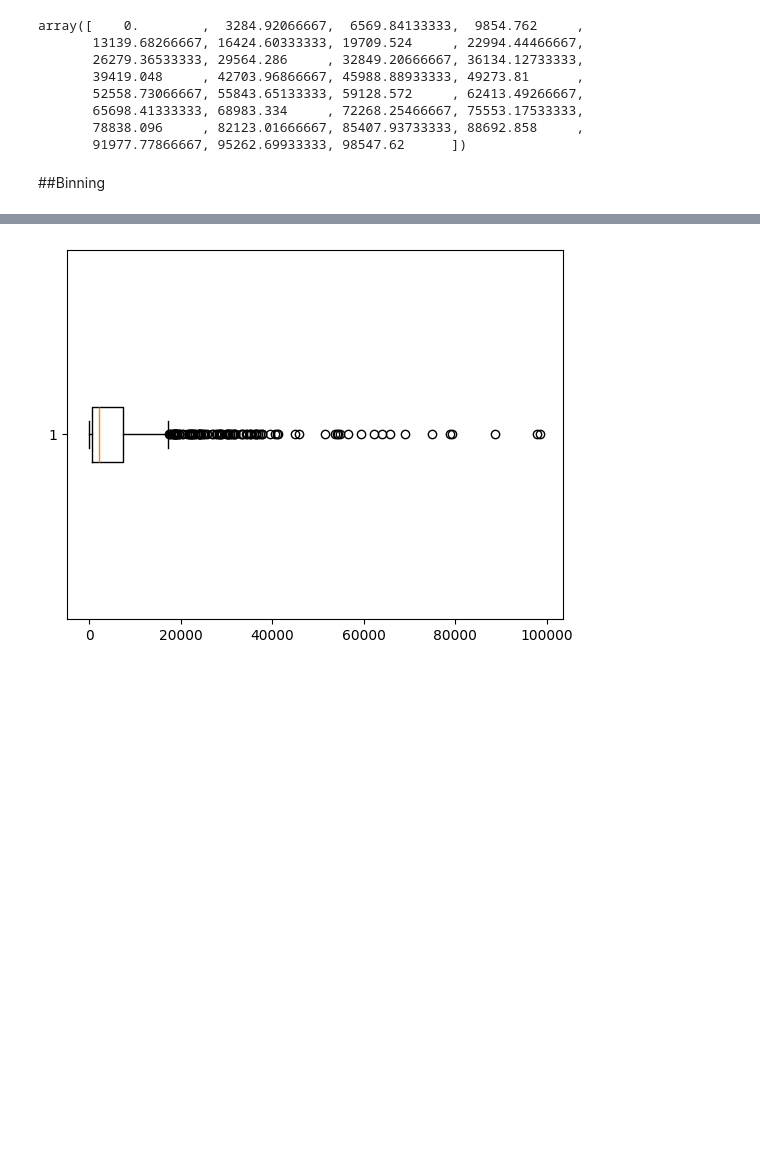
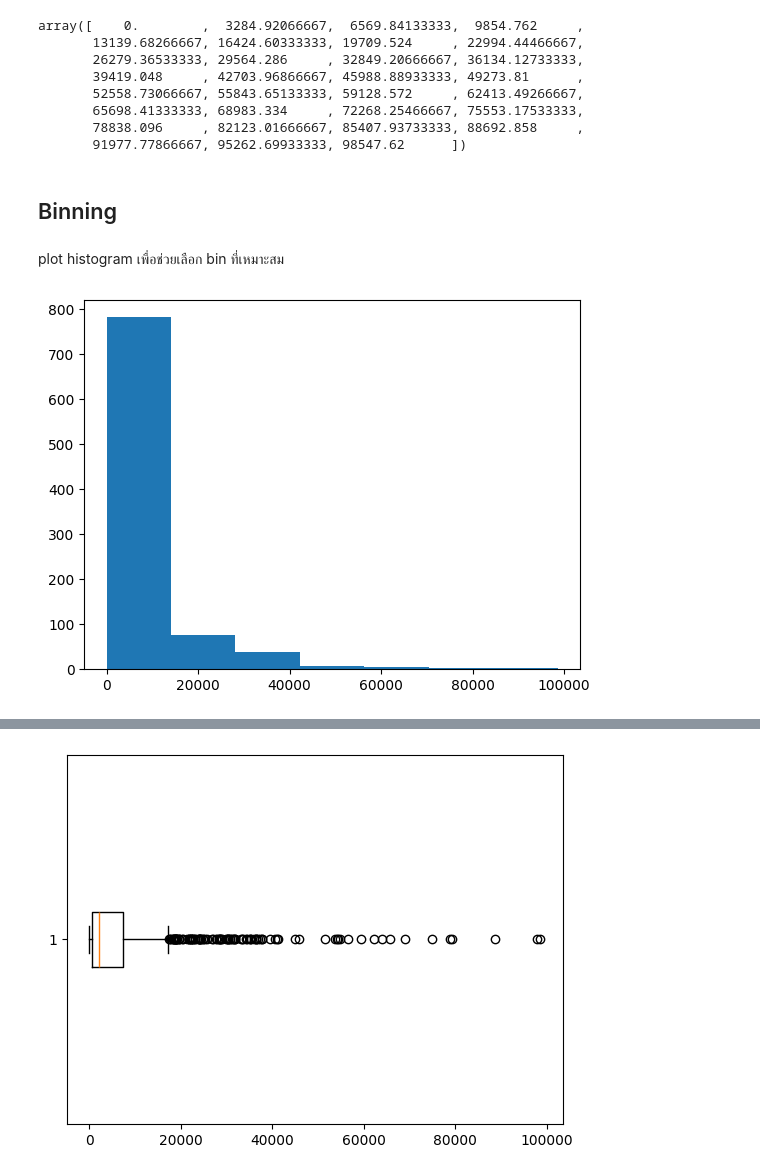
Before and after one commit to bamSirikorn/BSC_DPDM2025, a Jupyter notebook: Ch3_Data_Preprocession.ipynb, the cells around one changed output, grey strips where cells are left out. Saved outputs shown, nothing was run; the diff lists cells and outputs as text; code cells hidden in the pictures; blank space fills up the shorter version.

```diff
--- a/Ch3_Data_Preprocession.ipynb
+++ b/Ch3_Data_Preprocession.ipynb
@@ -294,4 +294,4 @@ array([    0.        ,  3284.92066667,  6569.84133333,  9854.762     ,
 #       new_val = bins_edges[i]+(bins_edges[i+1]-bins_edges[i])/2
 #   return new_val
 # %% [markdown]
-##Binning
+## Binning
@@ -312,0 +298,6 @@ s
+# %% [markdown]
+plot histogram เพื่อช่วยเลือก bin ที่เหมาะสม
+# %%
+outputhist = plt.hist(flooding['gfd_area'],7)
+# %% [output]
+[figure, added]
```
Also changed, not shown: parts of 30 cells of this notebook.
